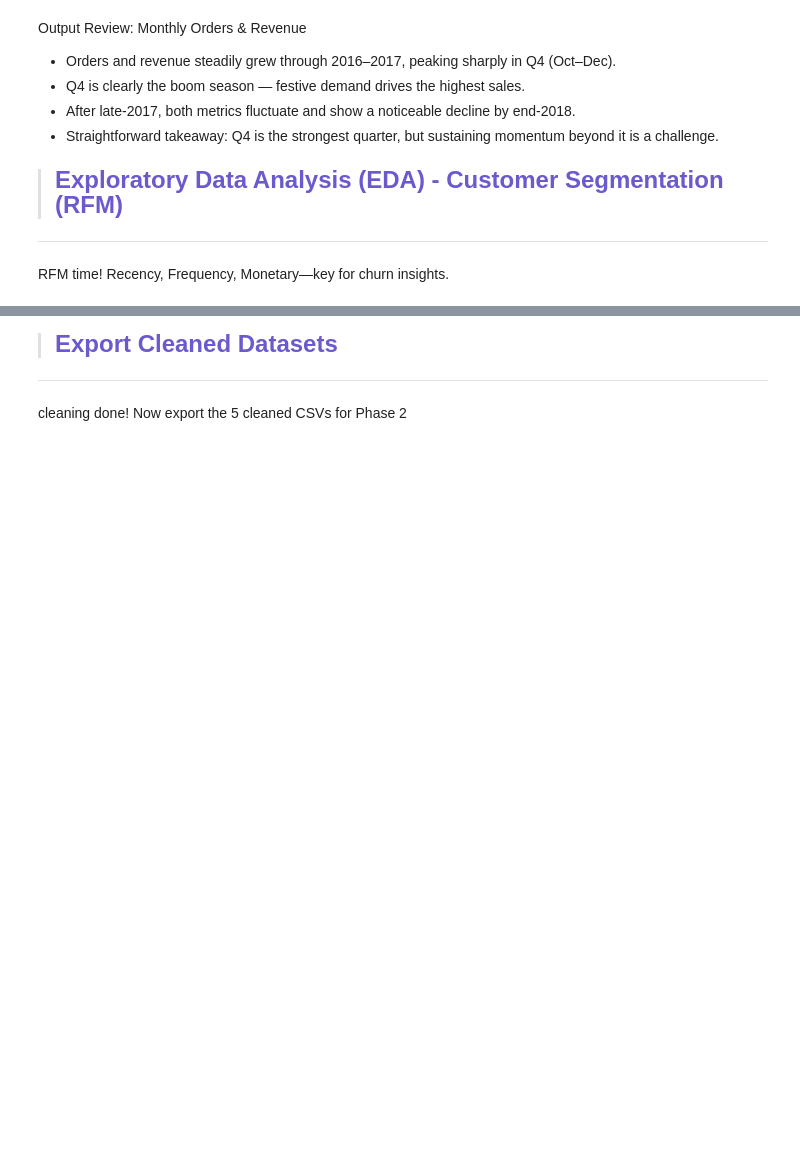
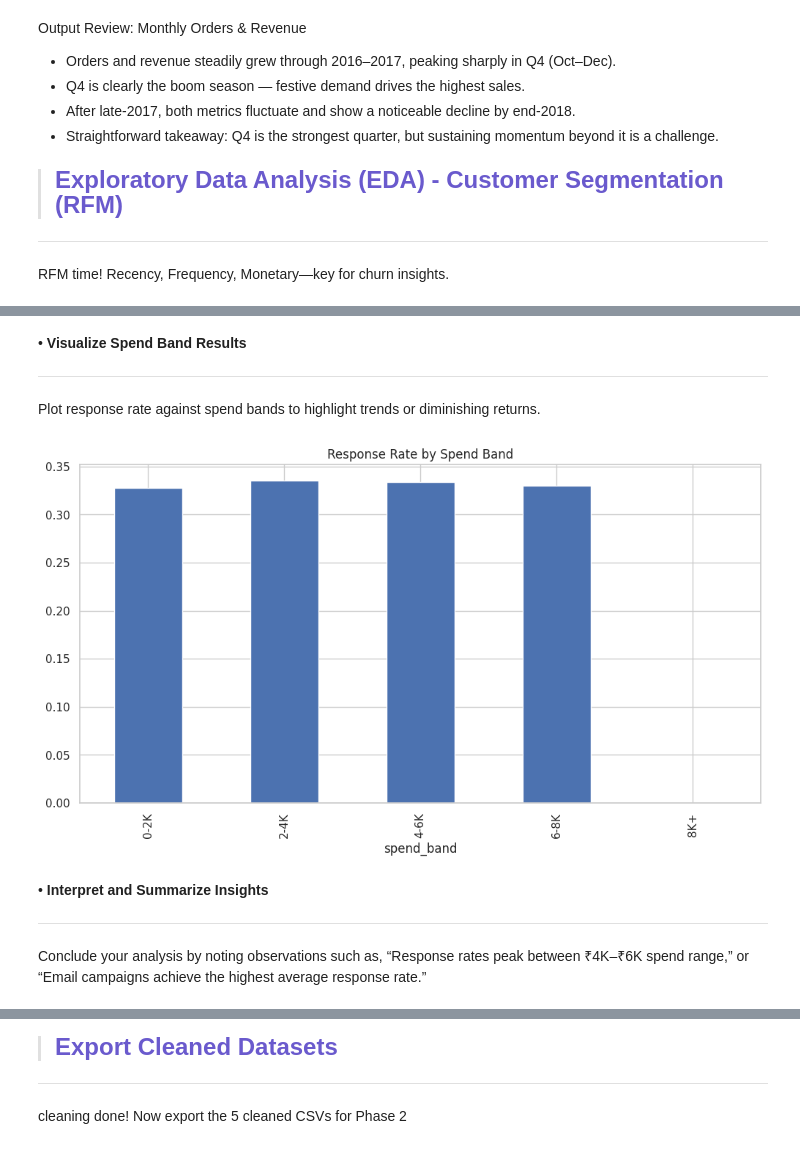
Before and after one commit to Kanakbaghel/Capstone_Project, a Jupyter notebook: Scripts/EDA.ipynb, the cells around one changed output, grey strips where cells are left out. Drawn from its saved outputs; the diff is of its cells as text; code cells hidden in the pictures; blank space fills up the shorter version.

```diff
--- a/Scripts/EDA.ipynb
+++ b/Scripts/EDA.ipynb
@@ -534,0 +676,8 @@ Output Review: Frequency vs. Spend by Churn
+# %%
+# Create Spend Bands and Analyze:
+bins = [0, 2000, 4000, 6000, 8000, np.inf]
+labels = ['0-2K', '2-4K', '4-6K', '6-8K', '8K+']
+marketing['spend_band'] = pd.cut(marketing['spend'], bins=bins, labels=labels)
+response_by_band = marketing.groupby('spend_band', observed=False)['response_rate'].mean()
+
+response_by_band
@@ -534,0 +693,22 @@ Output Review: Frequency vs. Spend by Churn
+# %% [markdown]
+•  **Visualize Spend Band Results**
+
+----------
+
+Plot response rate against spend bands to highlight trends or diminishing
+returns.
+# %%
+# visualise
+response_by_band.plot(kind='bar')
+plt.title('Response Rate by Spend Band')
+plt.show()
+# %% [output]
+[figure, added]
+# %% [markdown]
+•  **Interpret and Summarize Insights**
+
+-----
+
+Conclude your analysis by noting observations such as,
+“Response rates peak between ₹4K–₹6K spend range,” or
+“Email campaigns achieve the highest average response rate.”
```
Also changed, not shown: parts of 39 cells of this notebook.
